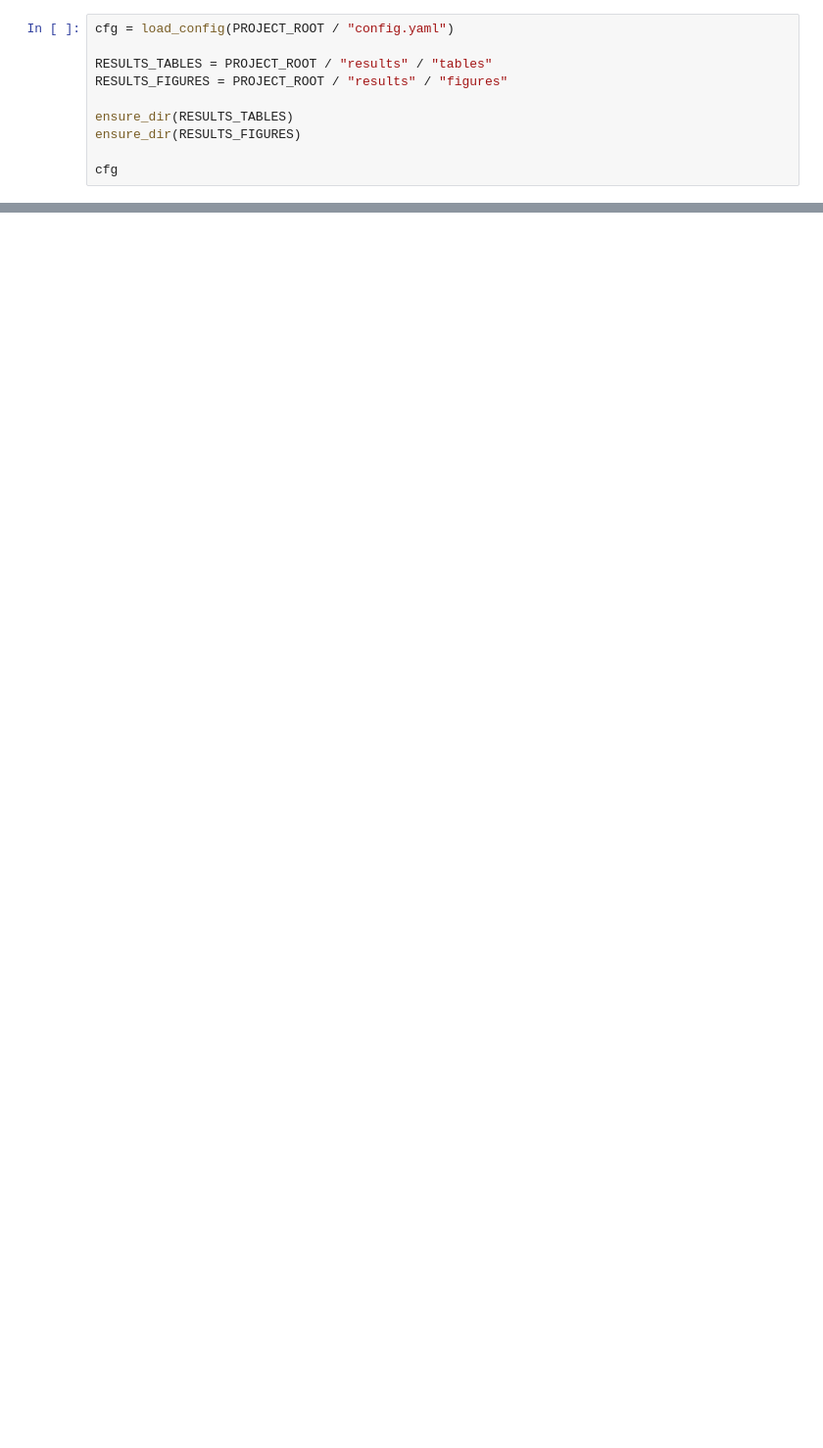
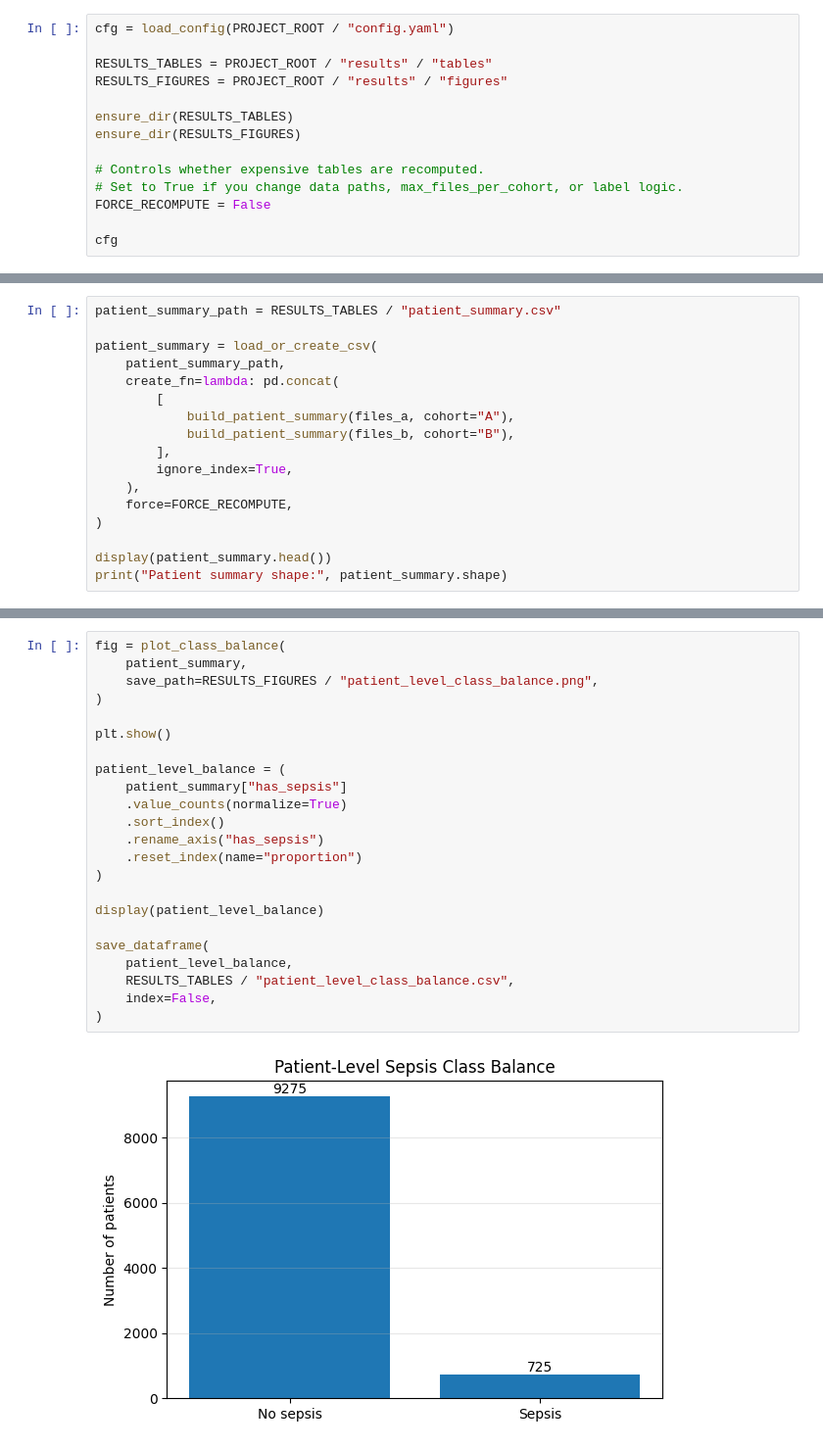
Before and after one commit to henrybsch23-sys/sepsis-temporal-ml, a Jupyter notebook: 01_data_understanding.ipynb, the cells around one changed output, grey strips where cells are left out. Shown at 98% size. Cells and saved outputs as stored; diff of their text form; blank space fills up the shorter version.

Commit message:
01_data_understanding expansion and qsofa

```diff
--- a/01_data_understanding.ipynb
+++ b/01_data_understanding.ipynb
@@ -57,4 +69,8 @@ RESULTS_FIGURES = PROJECT_ROOT / "results" / "figures"
 ensure_dir(RESULTS_TABLES)
 ensure_dir(RESULTS_FIGURES)
 
+# Controls whether expensive tables are recomputed.
+# Set to True if you change data paths, max_files_per_cohort, or label logic.
+FORCE_RECOMPUTE = False
+
 cfg
@@ -60,0 +206,17 @@ cfg
+# %%
+patient_summary_path = RESULTS_TABLES / "patient_summary.csv"
+
+patient_summary = load_or_create_csv(
+    patient_summary_path,
+    create_fn=lambda: pd.concat(
+        [
+            build_patient_summary(files_a, cohort="A"),
+            build_patient_summary(files_b, cohort="B"),
+        ],
+        ignore_index=True,
+    ),
+    force=FORCE_RECOMPUTE,
+)
+
+display(patient_summary.head())
+print("Patient summary shape:", patient_summary.shape)
@@ -60,0 +276,25 @@ cfg
+# %%
+fig = plot_class_balance(
+    patient_summary,
+    save_path=RESULTS_FIGURES / "patient_level_class_balance.png",
+)
+
+plt.show()
+
+patient_level_balance = (
+    patient_summary["has_sepsis"]
+    .value_counts(normalize=True)
+    .sort_index()
+    .rename_axis("has_sepsis")
+    .reset_index(name="proportion")
+)
+
+display(patient_level_balance)
+
+save_dataframe(
+    patient_level_balance,
+    RESULTS_TABLES / "patient_level_class_balance.csv",
+    index=False,
+)
+# %% [output]
+[figure, added]
```
Also changed, not shown: parts of 58 cells of this notebook.
